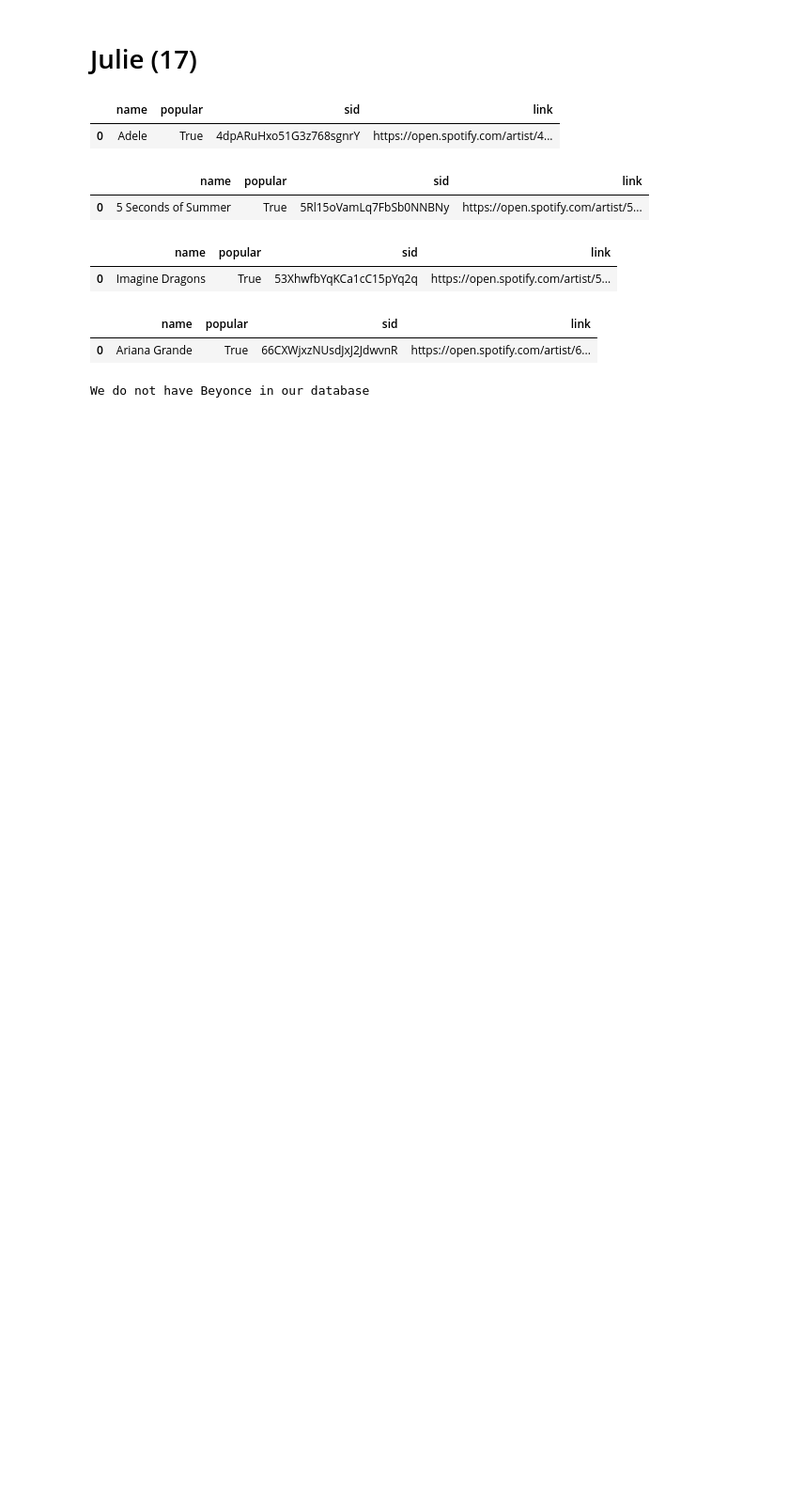
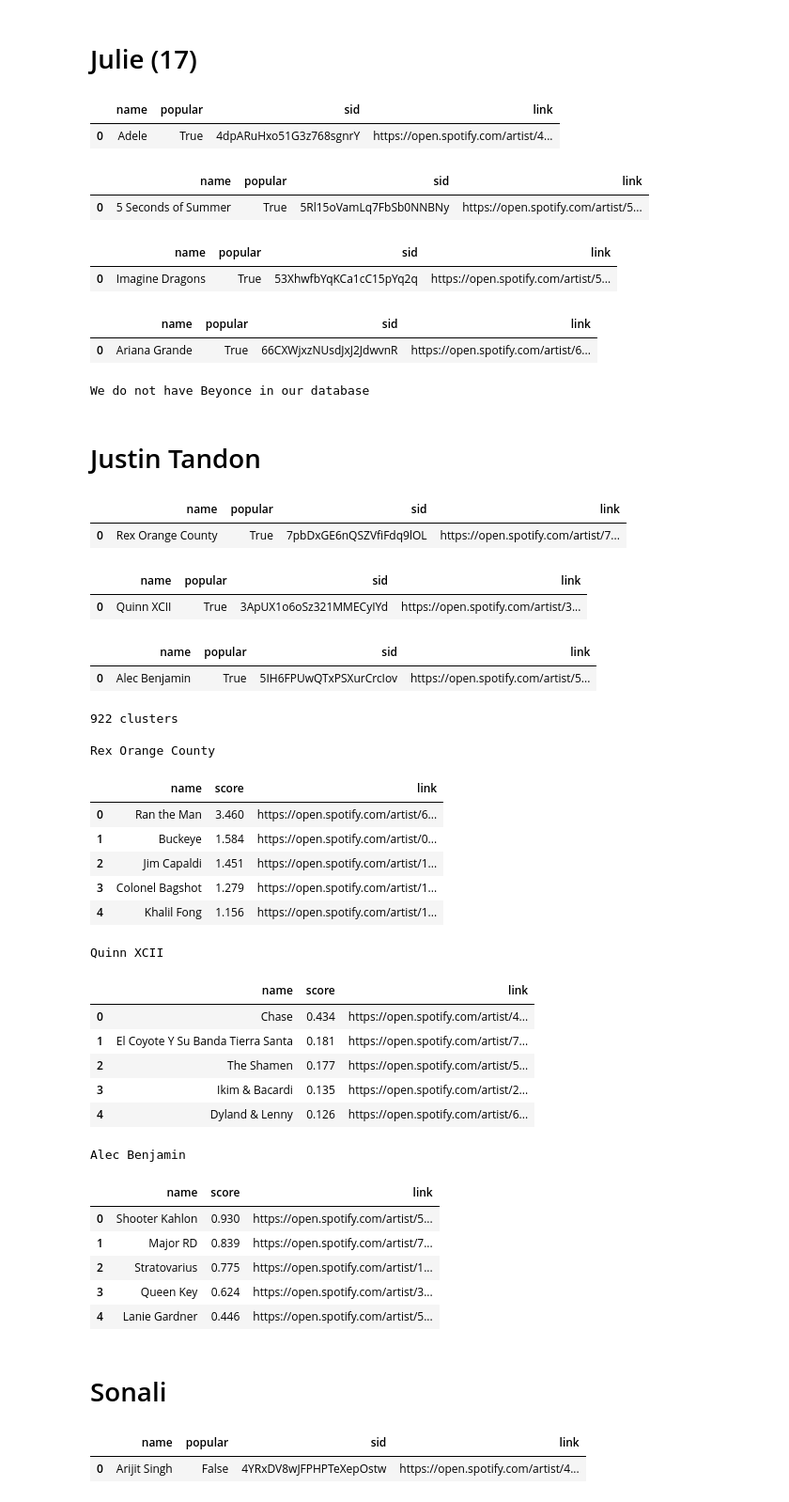
Before and after one commit to TylerJang27/Twitifynd, a Jupyter notebook: Survey Results.ipynb, the cells around one changed output. Shown: that part at 94% size. Cells and saved outputs as stored; diff of their text form; code cells hidden in the pictures; blank space fills up the shorter version.

```diff
--- a/Survey Results.ipynb
+++ b/Survey Results.ipynb
@@ -370,3 +370,53 @@ f4.t_uname_find('Beyonce')
 We do not have Beyonce in our database
 # %%
 display_recs(['4dpARuHxo51G3z768sgnrY', '5Rl15oVamLq7FbSb0NNBNy'])
+# %% [markdown]
+# Justin Tandon
+# %%
+f4.s_name_find('Rex Orange County')
+# %% [output]
+|  | name | popular | sid | link |
+| 0 | Rex Orange County | True | 7pbDxGE6nQSZVfiFdq9lOL | https://open.spotify.com/artist/7... |
+# %%
+f4.s_name_find('Quinn XCII')
+# %% [output]
+|  | name | popular | sid | link |
+| 0 | Quinn XCII | True | 3ApUX1o6oSz321MMECyIYd | https://open.spotify.com/artist/3... |
+# %%
+f4.s_name_find('Alec Benjamin')
+# %% [output]
+|  | name | popular | sid | link |
+| 0 | Alec Benjamin | True | 5IH6FPUwQTxPSXurCrcIov | https://open.spotify.com/artist/5... |
+# %%
+display_recs(['7pbDxGE6nQSZVfiFdq9lOL', '3ApUX1o6oSz321MMECyIYd', '5IH6FPUwQTxPSXurCrcIov'], artists_per_cluster)
+# %% [output]
+922 clusters
+
+Rex Orange County
+|  | name | score | link |
+| 0 | Ran the Man | 3.460 | https://open.spotify.com/artist/6... |
+| 1 | Buckeye | 1.584 | https://open.spotify.com/artist/0... |
+| 2 | Jim Capaldi | 1.451 | https://open.spotify.com/artist/1... |
+| 3 | Colonel Bagshot | 1.279 | https://open.spotify.com/artist/1... |
+| 4 | Khalil Fong | 1.156 | https://open.spotify.com/artist/1... |
+Quinn XCII
+|  | name | score | link |
+| 0 | Chase | 0.434 | https://open.spotify.com/artist/4... |
+| 1 | El Coyote Y Su Banda Tierra Santa | 0.181 | https://open.spotify.com/artist/7... |
+| 2 | The Shamen | 0.177 | https://open.spotify.com/artist/5... |
+| 3 | Ikim & Bacardi | 0.135 | https://open.spotify.com/artist/2... |
+| 4 | Dyland & Lenny | 0.126 | https://open.spotify.com/artist/6... |
+Alec Benjamin
+|  | name | score | link |
+| 0 | Shooter Kahlon | 0.930 | https://open.spotify.com/artist/5... |
+| 1 | Major RD | 0.839 | https://open.spotify.com/artist/7... |
+| 2 | Stratovarius | 0.775 | https://open.spotify.com/artist/1... |
+| 3 | Queen Key | 0.624 | https://open.spotify.com/artist/3... |
+| 4 | Lanie Gardner | 0.446 | https://open.spotify.com/artist/5... |
+# %% [markdown]
+# Sonali
+# %%
+f4.s_name_find('Arijit Singh')
+# %% [output]
+|  | name | popular | sid | link |
+| 0 | Arijit Singh | False | 4YRxDV8wJFPHPTeXepOstw | https://open.spotify.com/artist/4... |
```
Also changed, not shown: parts of 100 cells of this notebook.
